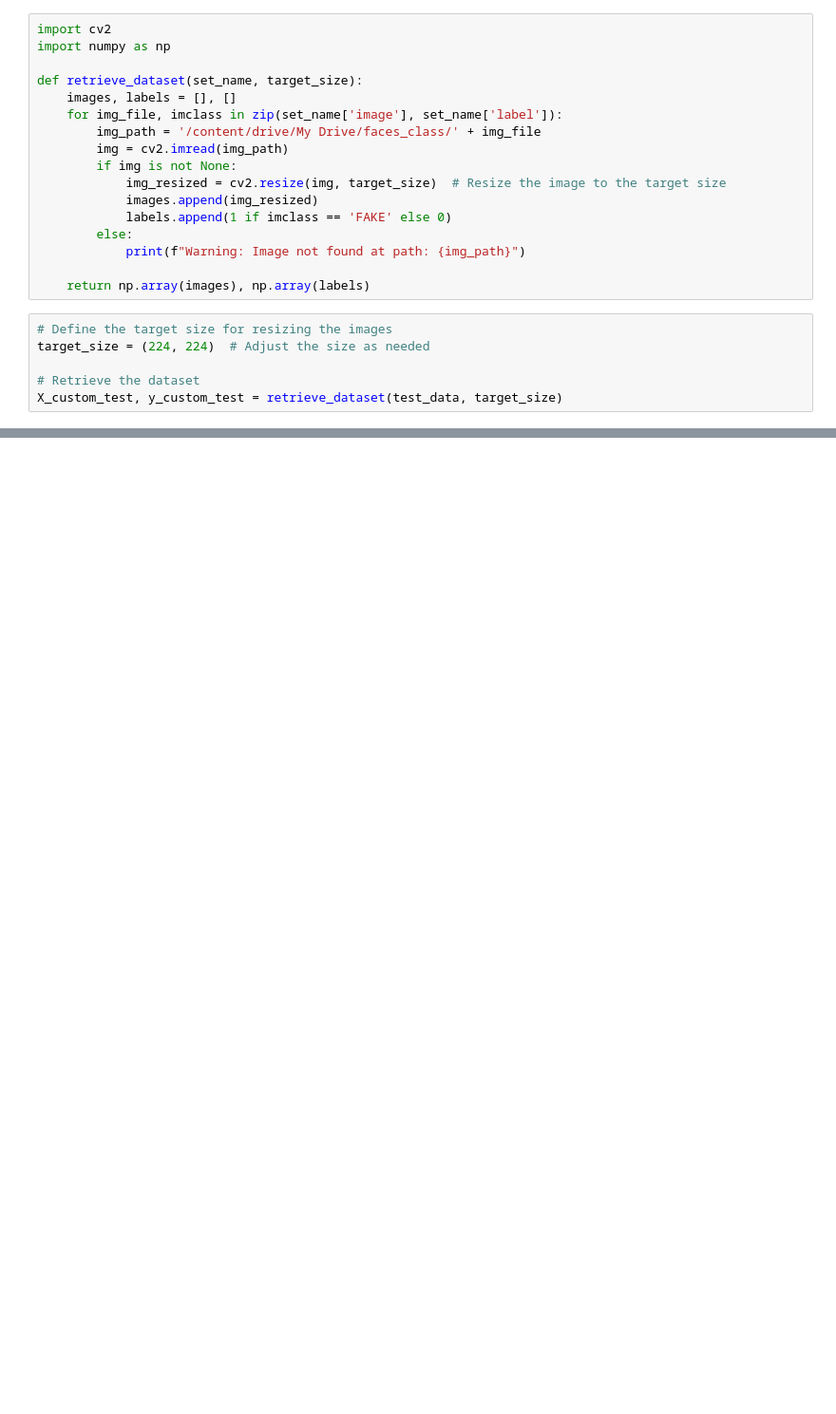
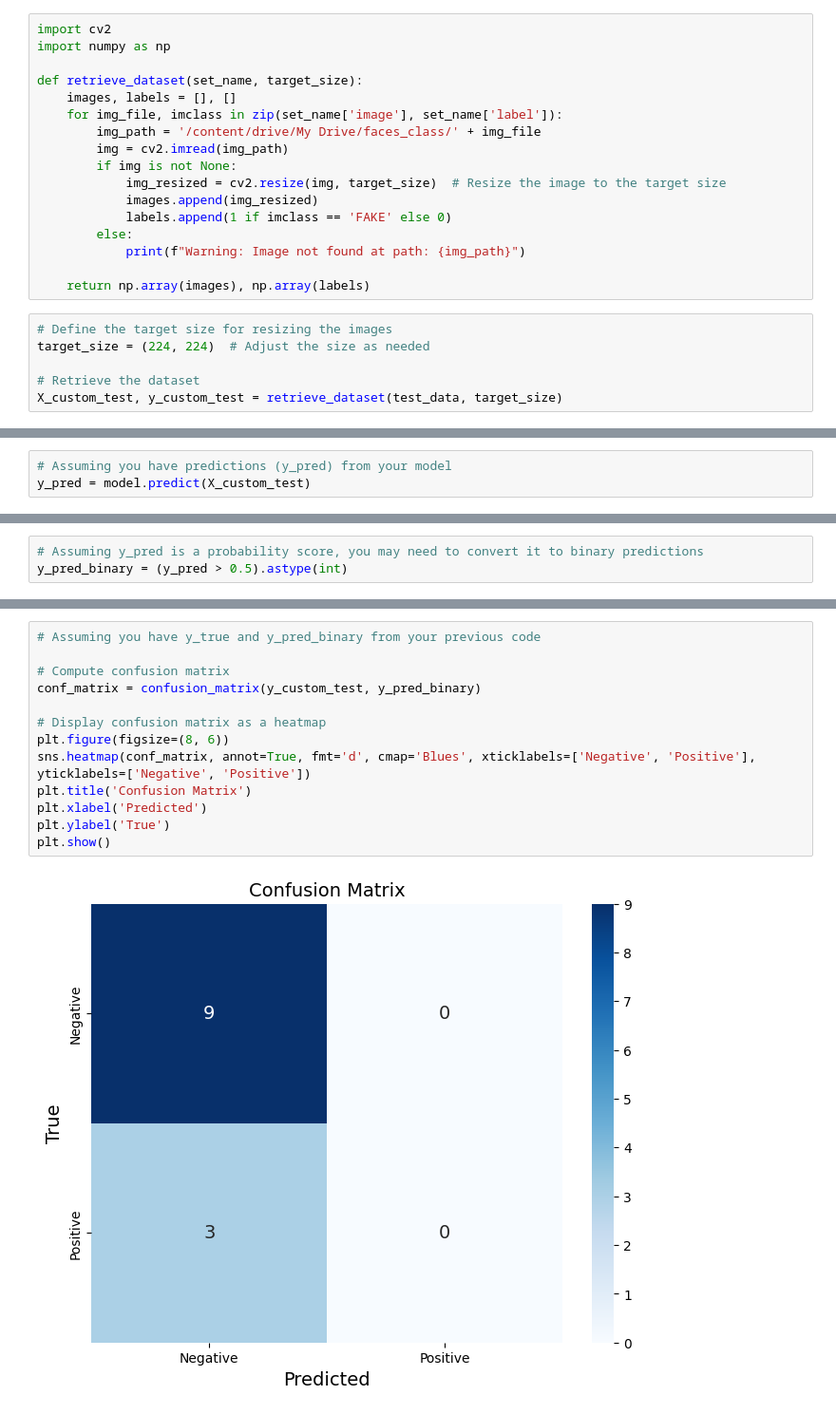
Before and after one commit to ashwanthgp/Deepfake_Face_Detection, a Jupyter notebook: Final(1).ipynb, the cells around one changed output, grey strips where cells are left out. Shown at 95% size. Drawn from its saved outputs; the diff is of its cells as text; blank space fills up the shorter version.

```diff
--- a/Final(1).ipynb
+++ b/Final(1).ipynb
@@ -628,0 +630,3 @@ custom_score=model.evaluate(X_custom_test,y_custom_test)
+# %%
+# Assuming you have predictions (y_pred) from your model
+y_pred = model.predict(X_custom_test)
@@ -628,0 +635,3 @@ custom_score=model.evaluate(X_custom_test,y_custom_test)
+# %%
+# Assuming y_pred is a probability score, you may need to convert it to binary predictions
+y_pred_binary = (y_pred > 0.5).astype(int)
@@ -628,0 +675,15 @@ custom_score=model.evaluate(X_custom_test,y_custom_test)
+# %%
+# Assuming you have y_true and y_pred_binary from your previous code
+
+# Compute confusion matrix
+conf_matrix = confusion_matrix(y_custom_test, y_pred_binary)
+
+# Display confusion matrix as a heatmap
+plt.figure(figsize=(8, 6))
+sns.heatmap(conf_matrix, annot=True, fmt='d', cmap='Blues', xticklabels=['Negative', 'Positive'], yticklabels=['Negative', 'Positive'])
+plt.title('Confusion Matrix')
+plt.xlabel('Predicted')
+plt.ylabel('True')
+plt.show()
+# %% [output]
+[figure, added]
```
Also changed, not shown: parts of 24 cells of this notebook.
